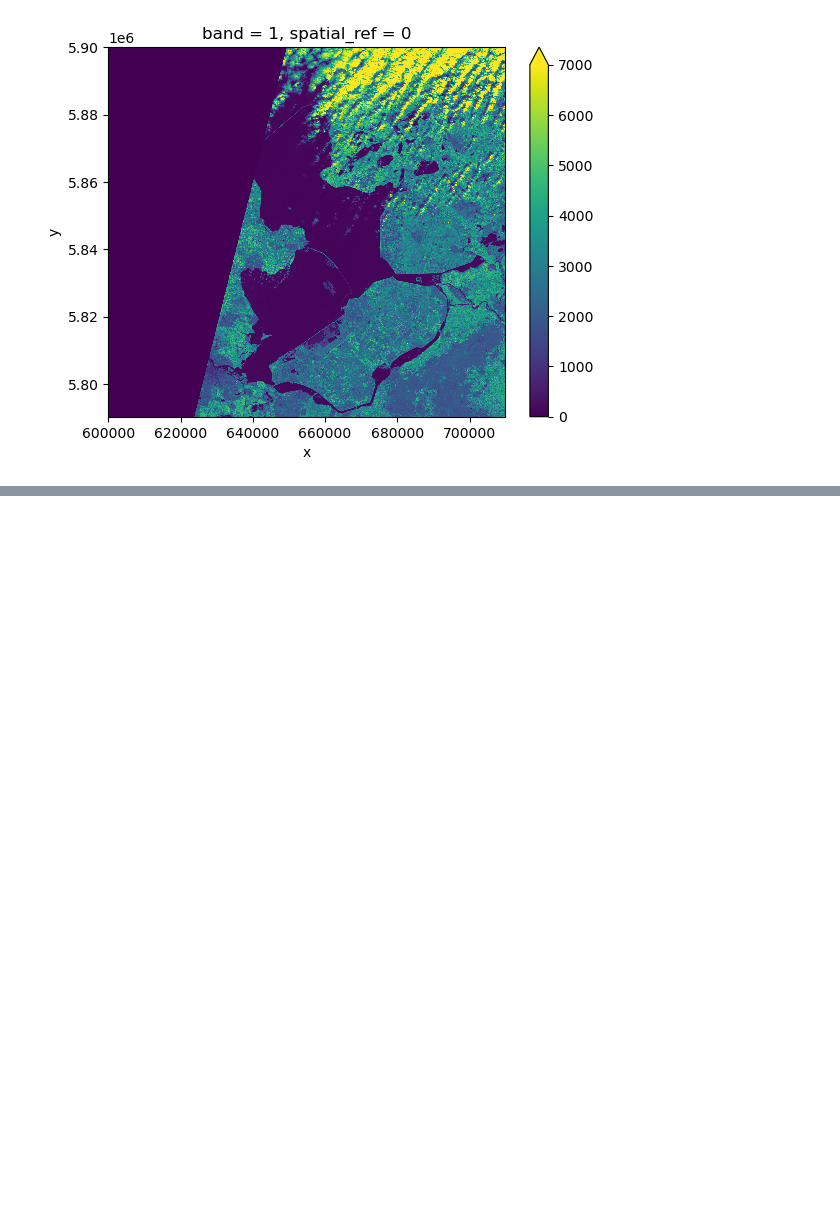
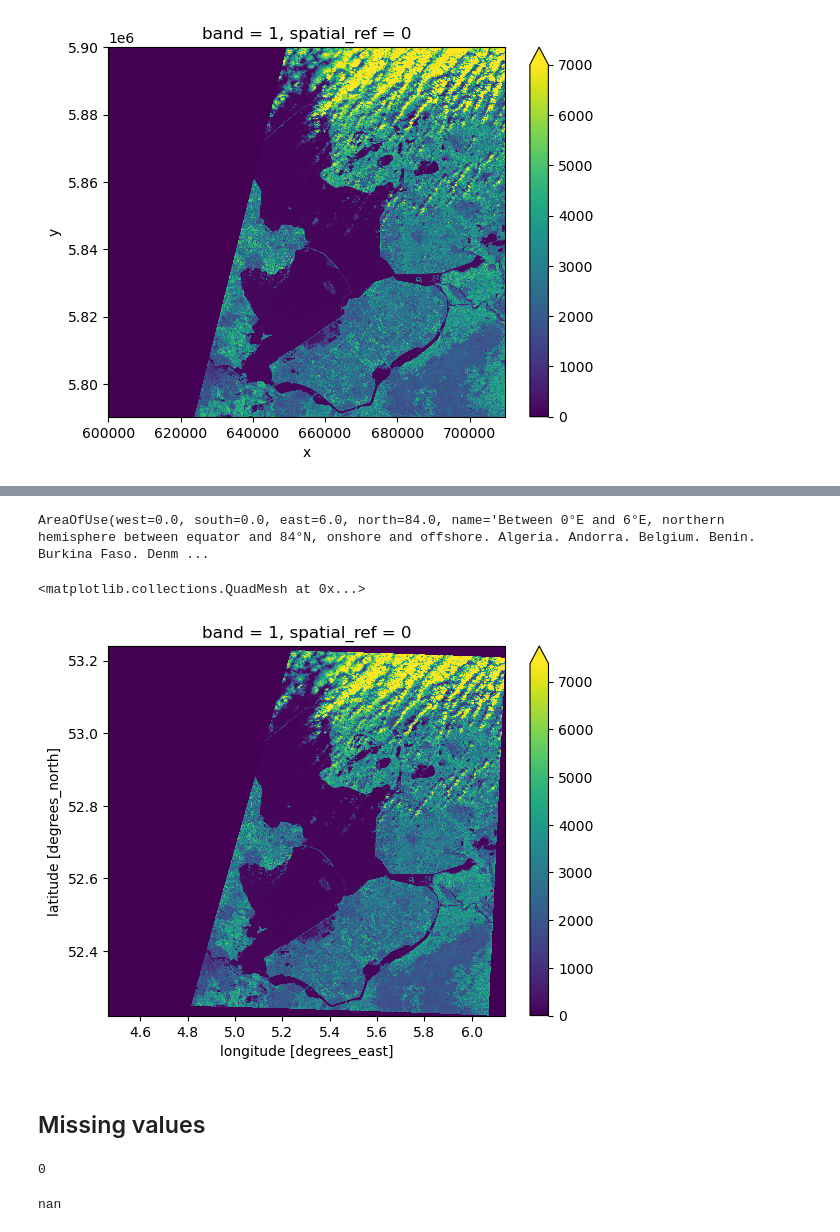
Before and after one commit to esciencecenter-digital-skills/2023-05-08-ds-geospatial-python, a Jupyter notebook: files/02-raster-data.ipynb, the cells around one changed output, grey strips where cells are left out. Cells and saved outputs as stored; diff of their text form; code cells hidden in the pictures; blank space fills up the shorter version.

Commit message:
update raster notebook

```diff
--- a/files/02-raster-data.ipynb
+++ b/files/02-raster-data.ipynb
@@ -89,0 +151,17 @@ raster.plot(vmin=0, vmax=7000)
+# %%
+crs.area_of_use
+# %% [output]
+AreaOfUse(west=0.0, south=0.0, east=6.0, north=84.0, name='Between 0°E and 6°E, northern hemisphere between equator and 84°N, onshore and offshore. Algeria. Andorra. Belgium. Benin. Burkina Faso. Denm ...
+# %%
+raster_reproject = raster.rio.reproject(4326)
+# %%
+raster_reproject.plot(robust=True)
+# %% [output]
+<matplotlib.collections.QuadMesh at 0x...>
+[figure, added]
+# %% [markdown]
+## Missing values
+# %%
+raster.rio.nodata
+# %% [output]
+0
@@ -89,0 +170,4 @@ raster.plot(vmin=0, vmax=7000)
+# %%
+np.nan
+# %% [output]
+nan
```
Also changed, not shown: parts of 42 cells of this notebook.
